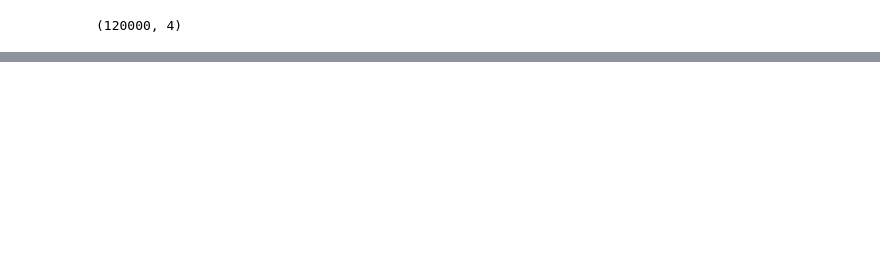
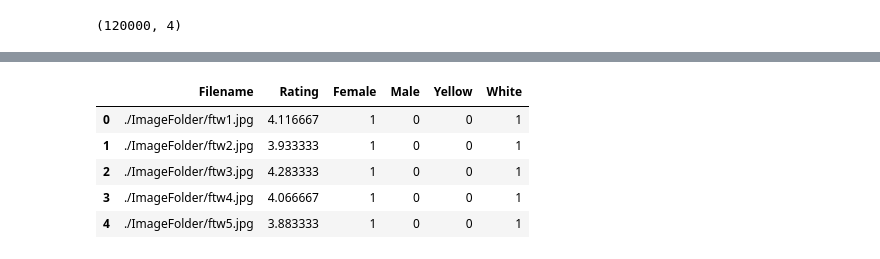
Before and after one commit to sweetcocoa/beautynet, a Jupyter notebook: datasets/preprocess_mean.ipynb, the cells around one changed output, grey strips where cells are left out. Cells and saved outputs as stored; diff of their text form; code cells hidden in the pictures; blank space fills up the shorter version.

```diff
--- a/datasets/preprocess_mean.ipynb
+++ b/datasets/preprocess_mean.ipynb
@@ -59,0 +75,9 @@ df_fty = get_median(num_female, df_female, "./ImageFolder/", "fty")
+# %%
+df_ftw_m.head()
+# %% [output]
+|  | Filename | Rating | Female | Male | Yellow | White |
+| 0 | ./ImageFolder/ftw1.jpg | 4.116667 | 1 | 0 | 0 | 1 |
+| 1 | ./ImageFolder/ftw2.jpg | 3.933333 | 1 | 0 | 0 | 1 |
+| 2 | ./ImageFolder/ftw3.jpg | 4.283333 | 1 | 0 | 0 | 1 |
+| 3 | ./ImageFolder/ftw4.jpg | 4.066667 | 1 | 0 | 0 | 1 |
+| 4 | ./ImageFolder/ftw5.jpg | 3.883333 | 1 | 0 | 0 | 1 |
```
Also changed, not shown: parts of 23 cells of this notebook, 21 other files.
